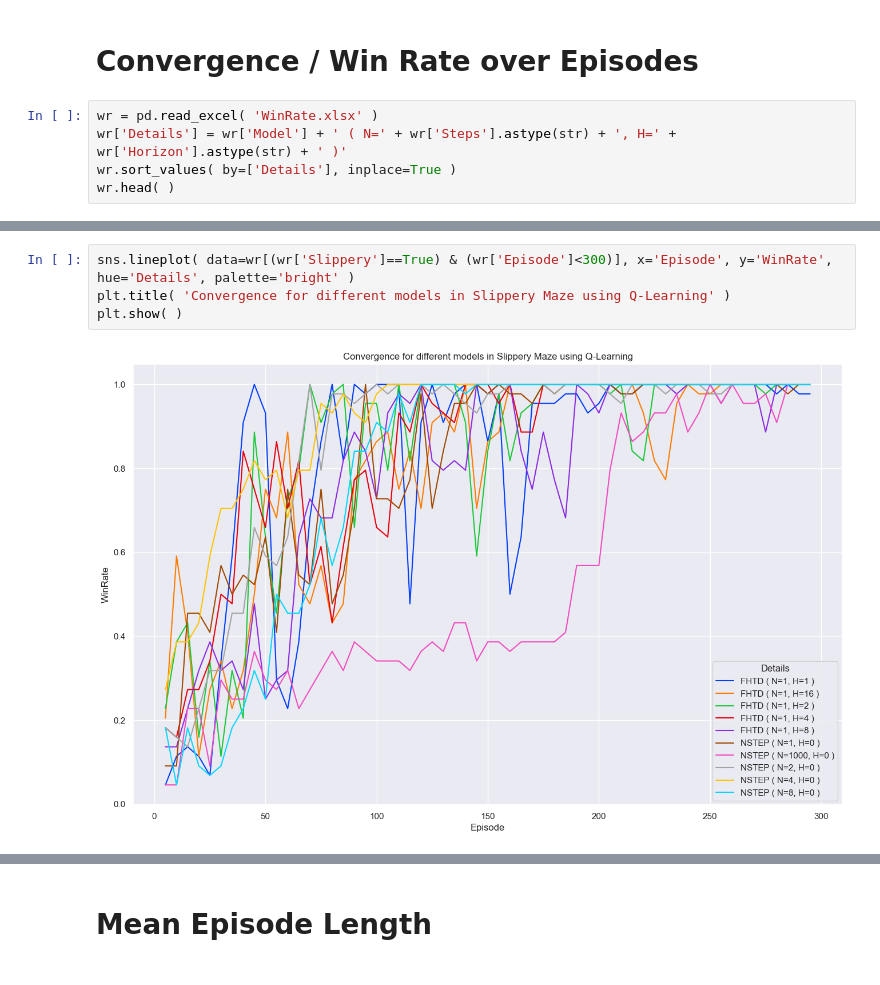
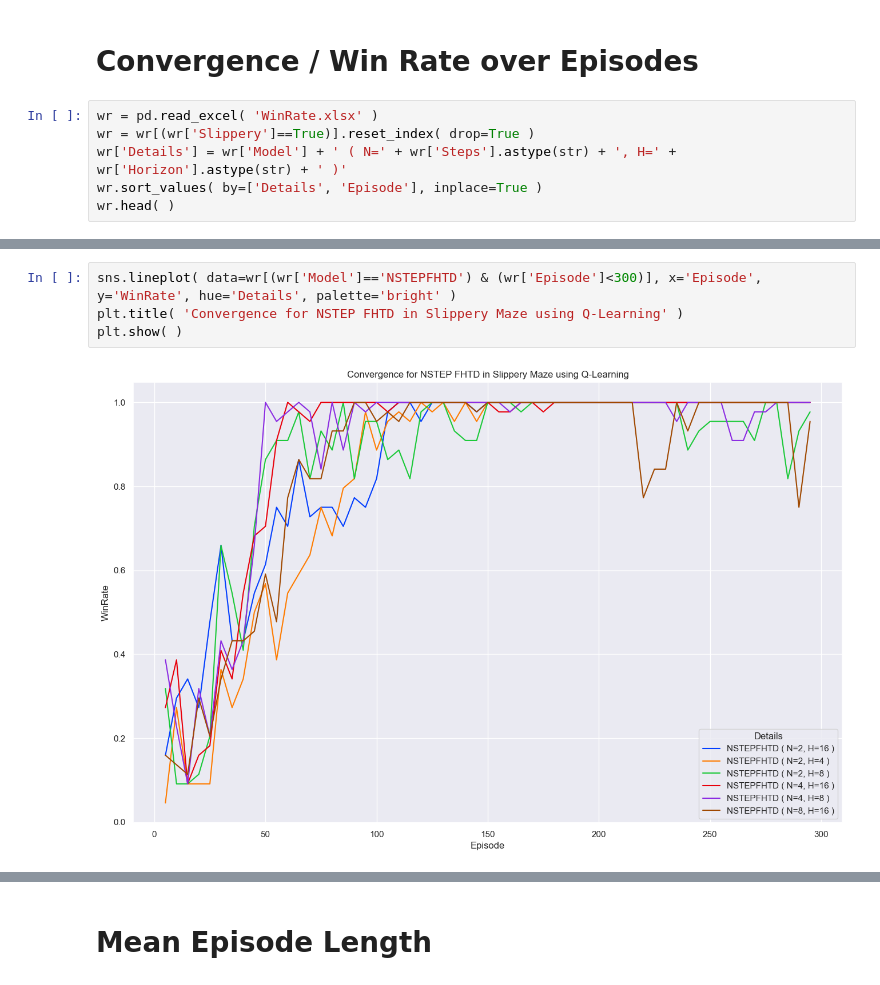
Before and after one commit to yotitan/RL-Slippery-Maze, a Jupyter notebook: graphs.ipynb, the cells around one changed output, grey strips where cells are left out. Saved outputs shown, nothing was run; the diff lists cells and outputs as text.

Commit message:
N Step FHTD implementation and graphs

```diff
--- a/graphs.ipynb
+++ b/graphs.ipynb
@@ -40,8 +55,9 @@ plt.show( )
 # Convergence / Win Rate over Episodes
 # %%
 wr = pd.read_excel( 'WinRate.xlsx' )
+wr = wr[(wr['Slippery']==True)].reset_index( drop=True )
 wr['Details'] = wr['Model'] + ' ( N=' + wr['Steps'].astype(str) + ', H=' + wr['Horizon'].astype(str) + ' )'
-wr.sort_values( by=['Details'], inplace=True )
+wr.sort_values( by=['Details', 'Episode'], inplace=True )
 wr.head( )
 # %% [output]
 |  | Slippery | Model | Horizon | Steps | Episode | WinRate | Details |
@@ -63,9 +79,9 @@ plt.show( )
 # %% [output]
 [figure]
 # %%
-sns.lineplot( data=wr[(wr['Slippery']==True) & (wr['Episode']<300)], x='Episode', y='WinRate', hue='Details', palette='bright' )
-plt.title( 'Convergence for different models in Slippery Maze using Q-Learning' )
+sns.lineplot( data=wr[(wr['Model']=='NSTEPFHTD') & (wr['Episode']<300)], x='Episode', y='WinRate', hue='Details', palette='bright' )
+plt.title( 'Convergence for NSTEP FHTD in Slippery Maze using Q-Learning' )
 plt.show( )
 # %% [output]
-[figure, old version]
+[figure, new version]
 # %%
```
Also changed, not shown: parts of 16 cells of this notebook, 3 other files.
